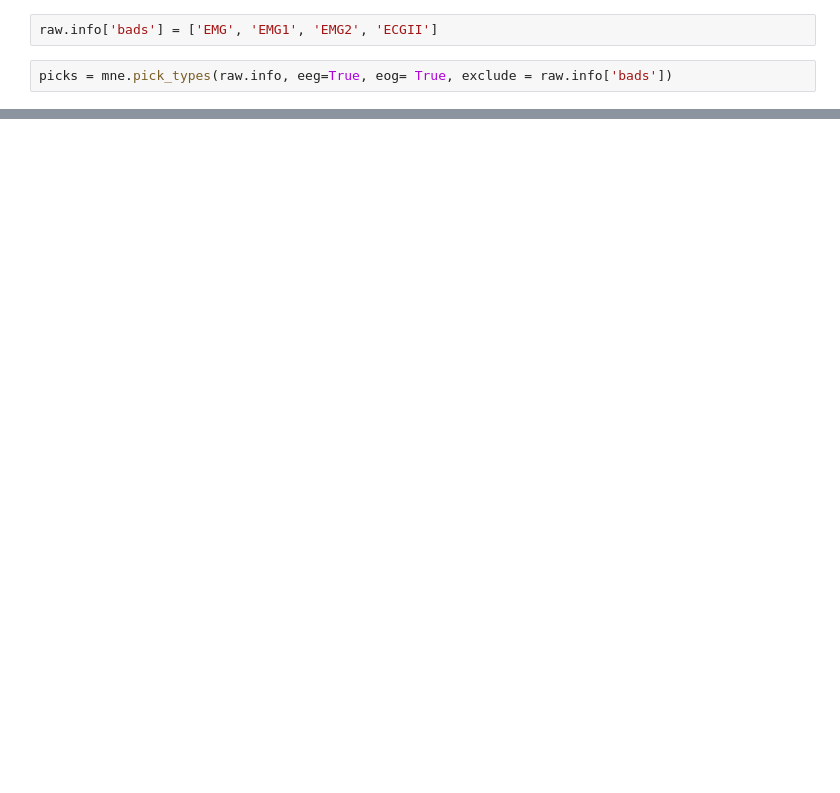
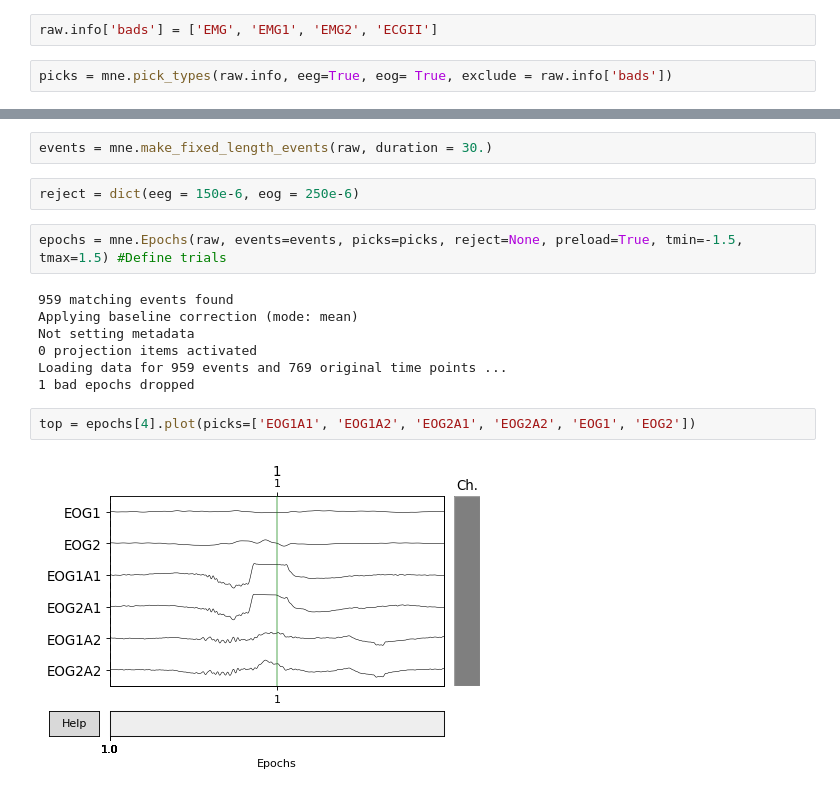
Before and after one commit to gabrielcsilva/Proj_final_PDS, a Jupyter notebook: Codigos/Trabalho final.ipynb, the cells around one changed output, grey strips where cells are left out. Cells and saved outputs as stored; diff of their text form; blank space fills up the shorter version.

```diff
--- a/Codigos/Trabalho final.ipynb
+++ b/Codigos/Trabalho final.ipynb
@@ -104,0 +101,17 @@ epochs = mne.Epochs(raw, events, picks=picks) #Define trials
+# %%
+events = mne.make_fixed_length_events(raw, duration = 30.)
+# %%
+reject = dict(eeg = 150e-6, eog = 250e-6)
+# %%
+epochs = mne.Epochs(raw, events=events, picks=picks, reject=None, preload=True, tmin=-1.5, tmax=1.5) #Define trials
+# %% [output]
+959 matching events found
+Applying baseline correction (mode: mean)
+Not setting metadata
+0 projection items activated
+Loading data for 959 events and 769 original time points ...
+1 bad epochs dropped
+# %%
+top = epochs[4].plot(picks=['EOG1A1', 'EOG1A2', 'EOG2A1', 'EOG2A2', 'EOG1', 'EOG2'])
+# %% [output]
+[figure, added]
```
Also changed, not shown: parts of 12 cells of this notebook.
